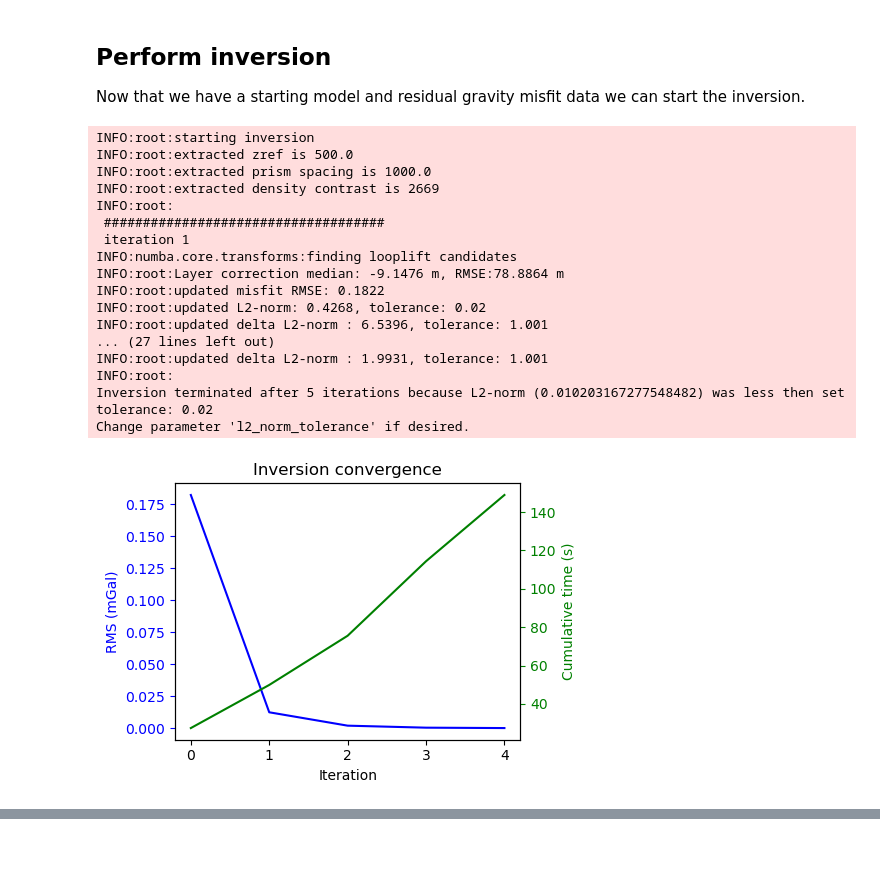
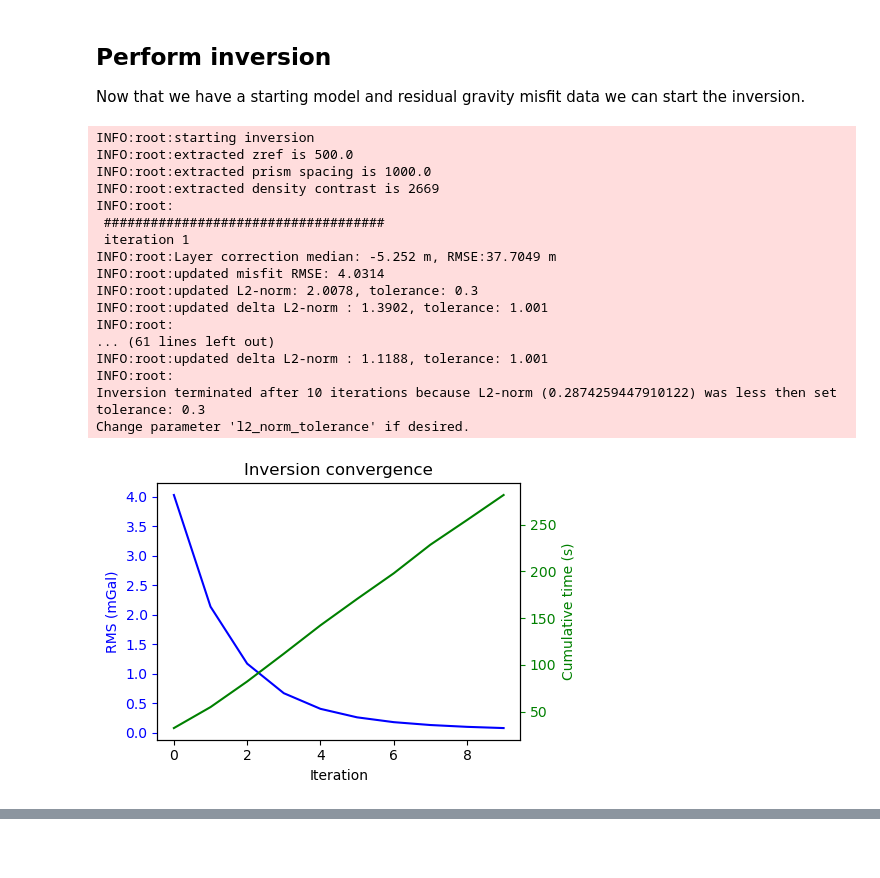
Before and after one commit to mdtanker/invert4geom, a Jupyter notebook: docs/user_guide/simple_inversion.ipynb, the cells around one changed output, grey strips where cells are left out. Drawn from its saved outputs; the diff is of its cells as text; code cells hidden in the pictures.

```diff
--- a/docs/user_guide/simple_inversion.ipynb
+++ b/docs/user_guide/simple_inversion.ipynb
@@ -222,45 +221,46 @@ Now that we have a starting model and residual gravity misfit data we can start
 # %%
 # set Python's logging level to get information about the inversion\s progress
 logger = logging.getLogger()
 logger.setLevel(logging.INFO)
 
 # run the inversion
 results = inversion.run_inversion(
     input_grav=grav_df,
     input_grav_column="observed_grav",
     prism_layer=starting_prisms,
     # display the convergence of the inversion
     plot_convergence=True,
     # choose the small prism approximation method for calculating the vertical
     # derivative of gravity
-    deriv_type="prisms",
+    deriv_type="annulus",
+    solver_damping=0.1,
     # set stopping criteria
-    max_iterations=10,
-    l2_norm_tolerance=0.02,
+    max_iterations=20,
+    l2_norm_tolerance=0.3,
     delta_l2_norm_tolerance=1.001,
 )
 
 # collect the results
 topo_results, grav_results, parameters, elapsed_time = results
 # %% [output]
 INFO:root:starting inversion
 INFO:root:extracted zref is 500.0
 INFO:root:extracted prism spacing is 1000.0
 INFO:root:extracted density contrast is 2669
 INFO:root:
  ####################################
  iteration 1
-INFO:numba.core.transforms:finding looplift candidates
-INFO:root:Layer correction median: -9.1476 m, RMSE:78.8864 m
-INFO:root:updated misfit RMSE: 0.1822
-INFO:root:updated L2-norm: 0.4268, tolerance: 0.02
-INFO:root:updated delta L2-norm : 6.5396, tolerance: 1.001
-... (27 lines left out)
-INFO:root:updated delta L2-norm : 1.9931, tolerance: 1.001
+INFO:root:Layer correction median: -5.252 m, RMSE:37.7049 m
+INFO:root:updated misfit RMSE: 4.0314
+INFO:root:updated L2-norm: 2.0078, tolerance: 0.3
+INFO:root:updated delta L2-norm : 1.3902, tolerance: 1.001
 INFO:root:
-Inversion terminated after 5 iterations because L2-norm (0.010203167277548482) was less then set tolerance: 0.02
+... (61 lines left out)
+INFO:root:updated delta L2-norm : 1.1188, tolerance: 1.001
+INFO:root:
+Inversion terminated after 10 iterations because L2-norm (0.2874259447910122) was less then set tolerance: 0.3
 Change parameter 'l2_norm_tolerance' if desired.
-[figure, old version]
+[figure, new version]
 # %%
 plotting.plot_inversion_results(
     grav_results,
```
Also changed, not shown: parts of 4 cells of this notebook, 9 other files.
